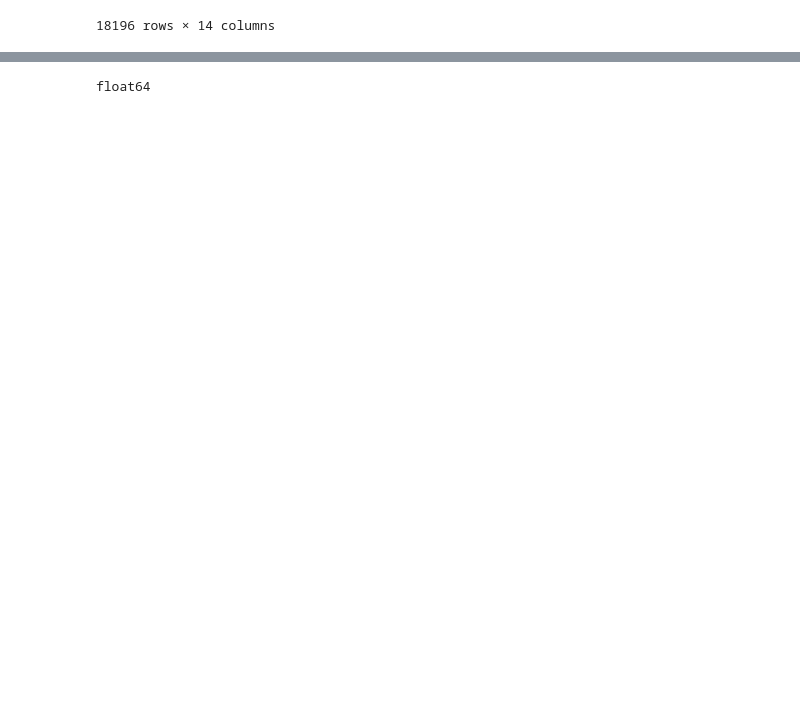
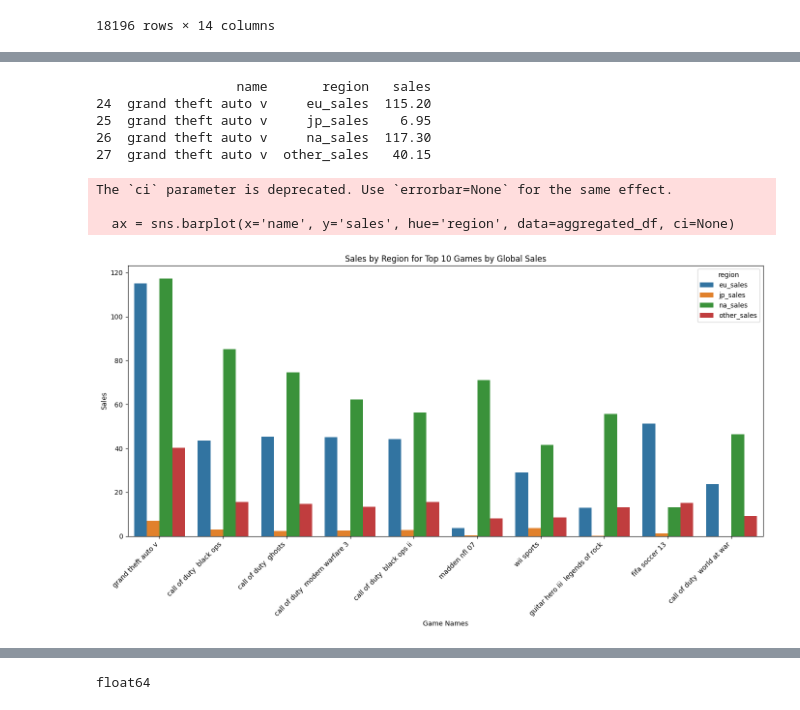
Before and after one commit to philippe2023/video_game_analysis, a Jupyter notebook: notebooks/tovan_analysis_sales.ipynb, the cells around one changed output, grey strips where cells are left out. Drawn from its saved outputs; the diff is of its cells as text; code cells hidden in the pictures; blank space fills up the shorter version.

```diff
--- a/notebooks/tovan_analysis_sales.ipynb
+++ b/notebooks/tovan_analysis_sales.ipynb
@@ -441,0 +645,69 @@ sorted_merged_df
+# %%
+import pandas as pd
+import matplotlib.pyplot as plt
+import seaborn as sns
+
+# Ensure there are no missing sales columns
+merged_df = merged_df.dropna(subset=['na_sales', 'eu_sales', 'jp_sales', 'other_sales', 'global_sales'])
+
+# Group by name and sum global sales to identify the top 10 games
+sum_merged_df = merged_df.groupby('name')['global_sales'].sum()
+
+# Sort the summed sales in descending order and get the top 10 games
+top_10_world = sum_merged_df.sort_values(ascending=False).head(10)
+
+# Filter the original DataFrame to include only the top 10 games
+top_10_df = merged_df[merged_df['name'].isin(top_10_world.index)]
+
+# Melt the DataFrame to long format for easier plotting
+melted_df = pd.melt(top_10_df, id_vars=['name'], value_vars=['na_sales', 'eu_sales', 'jp_sales', 'other_sales'],
+                    var_name='region', value_name='sales')
+
+# Aggregate the sales for each game and region
+aggregated_df = melted_df.groupby(['name', 'region'], as_index=False)['sales'].sum()
+
+# Pre-Plot Check: Ensure the aggregated DataFrame is correct
+print(aggregated_df[aggregated_df['name'] == 'grand theft auto v'])
+
+# Desired order of the x-axis labels
+desired_order = [
+    "grand theft auto v",
+    "call of duty  black ops",
+    "call of duty  ghosts",
+    "call of duty  modern warfare 3",
+    "call of duty  black ops ii",
+    "madden nfl 07",
+    "wii sports",
+    "guitar hero iii  legends of rock",
+    "fifa soccer 13",
+    "call of duty  world at war"
+]
+
+# Set x-axis category order
+aggregated_df['name'] = pd.Categorical(aggregated_df['name'], categories=desired_order, ordered=True)
+
+# Plot the data
+plt.figure(figsize=(14, 8))
+ax = sns.barplot(x='name', y='sales', hue='region', data=aggregated_df, ci=None)
+
+# Rotate x-axis labels for better readability
+ax.set_xticklabels(ax.get_xticklabels(), rotation=45, ha='right')
+
+# Set labels and title
+plt.xlabel('Game Names')
+plt.ylabel('Sales')
+plt.title('Sales by Region for Top 10 Games by Global Sales')
+plt.tight_layout()
+
+# Show the plot
+plt.show()
+# %% [output]
+                  name       region   sales
+24  grand theft auto v     eu_sales  115.20
+25  grand theft auto v     jp_sales    6.95
+26  grand theft auto v     na_sales  117.30
+27  grand theft auto v  other_sales   40.15
+The `ci` parameter is deprecated. Use `errorbar=None` for the same effect.
+
+  ax = sns.barplot(x='name', y='sales', hue='region', data=aggregated_df, ci=None)
+[figure, added]
```
Also changed, not shown: parts of 52 cells of this notebook.
